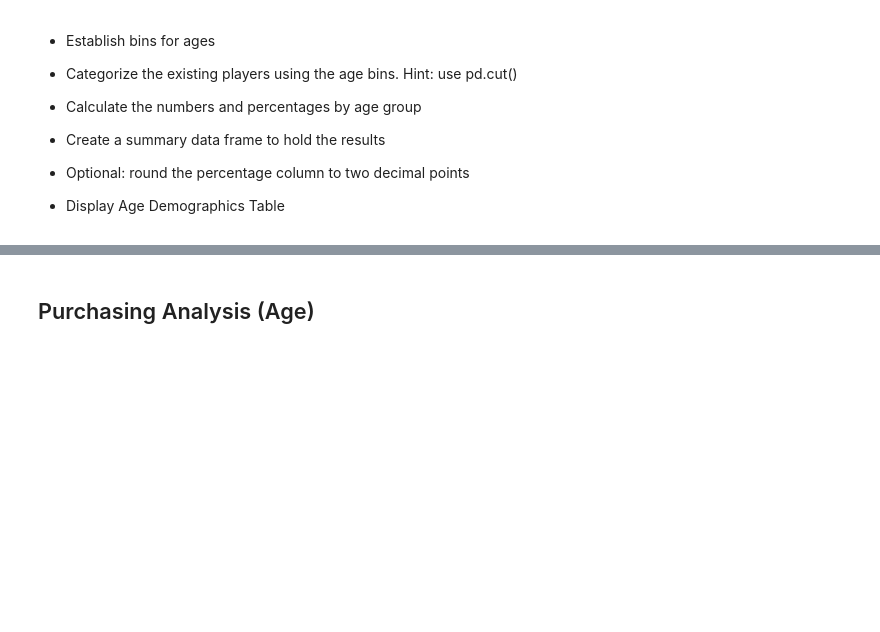
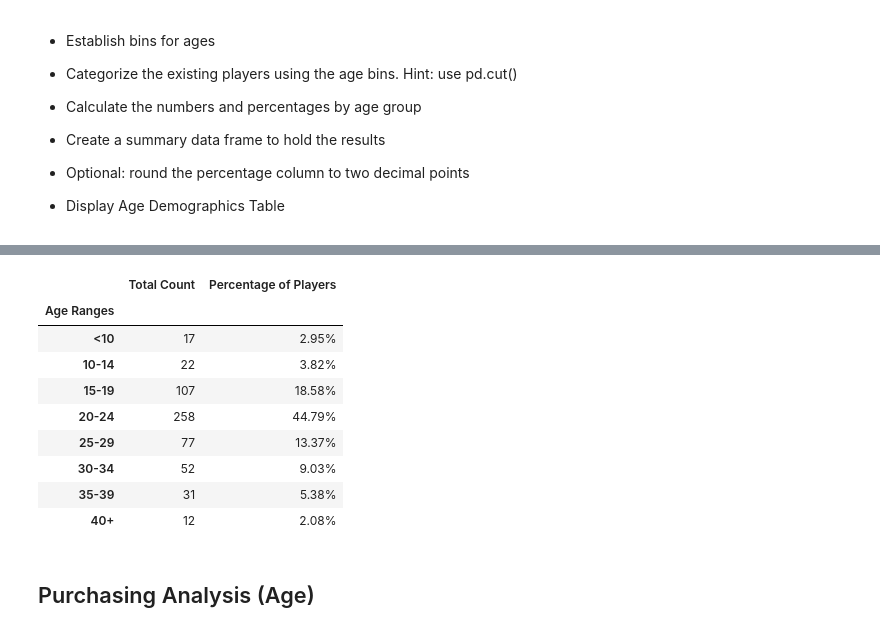
Before and after one commit to LeslySok/pandas-challenge, a Jupyter notebook: HeroesOfPymoli/HeroesOfPymoli_starter.ipynb, the cells around one changed output, grey strips where cells are left out. Saved outputs shown, nothing was run; the diff lists cells and outputs as text; code cells hidden in the pictures; blank space fills up the shorter version.

```diff
--- a/HeroesOfPymoli/HeroesOfPymoli_starter.ipynb
+++ b/HeroesOfPymoli/HeroesOfPymoli_starter.ipynb
@@ -207,3 +165,42 @@ gender_table
+# %%
+# Determine the max and min values of the Age column to determine how to bin them
+max_age = purchase_df["Age"].max()
+min_age = purchase_df["Age"].min()
+
+# Create bins and label lists to min age 7 and max age 45 to hold age data accordingly
+bins = [5, 9.9, 14.9, 19.9 , 24.9, 29.9, 34.9, 39.9, 99]
+label_names = ["<10", "10-14", "15-19", "20-24", "25-29", "30-34", "35-39", "40+"]
+
+# Create a new column age range, for ages and put it in the original data frame
+purchase_df["Age Ranges"] = pd.cut(purchase_df["Age"], bins, labels = label_names)
+
+# Group data frame by age ranges to set it as index value, and calculate age count for each age range
+age_df = purchase_df.groupby(["Age Ranges"])
+
+# Calculate age count for unique name values for age labels
+age_count = age_df["SN"].nunique()
+
+# Calculate percentages for each age labels
+age_percentage = age_count / player_count *100
+
+pd.options.display.float_format = '{:.2f}%'.format
+
+# Create a data frame to display results in a tabular format
+age_demographic_df = pd.DataFrame({"Total Count": age_count,
+                           "Percentage of Players": age_percentage})
+
+age_demographic_df
+# %% [output]
+|  | Total Count | Percentage of Players |
+| Age Ranges |  |  |
+| <10 | 17 | 2.95% |
+| 10-14 | 22 | 3.82% |
+| 15-19 | 107 | 18.58% |
+| 20-24 | 258 | 44.79% |
+| 25-29 | 77 | 13.37% |
+| 30-34 | 52 | 9.03% |
+| 35-39 | 31 | 5.38% |
+| 40+ | 12 | 2.08% |
 # %% [markdown]
 ## Purchasing Analysis (Age)
 # %% [markdown]
```
Also changed, not shown: parts of 17 cells of this notebook.
